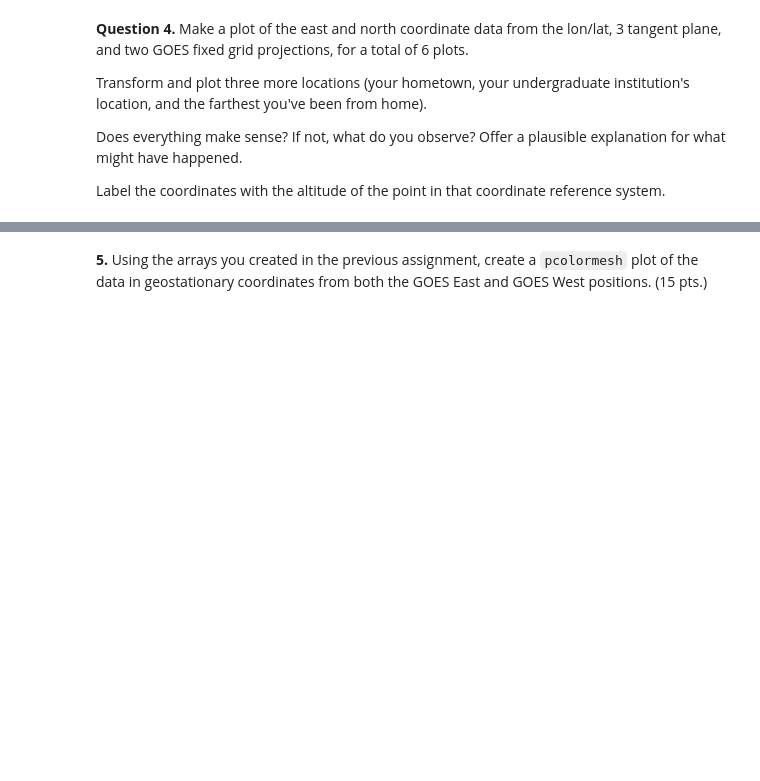
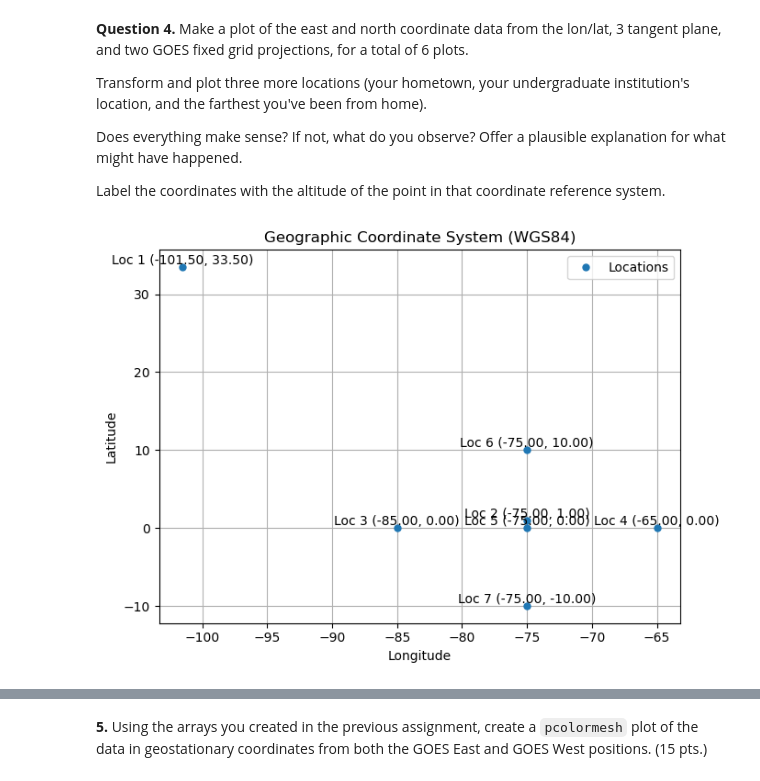
Before and after one commit to temidayo-coder/data-fields, a Jupyter notebook: Homework 2.ipynb, the cells around one changed output, grey strips where cells are left out. Cells and saved outputs as stored; diff of their text form; code cells hidden in the pictures; blank space fills up the shorter version.

```diff
--- a/Homework 2.ipynb
+++ b/Homework 2.ipynb
@@ -353,3 +500,36 @@ Transform and plot three more locations (your hometown, your undergraduate insti
 Does everything make sense? If not, what do you observe? Offer a plausible explanation for what might have happened.
 
 Label the coordinates with the altitude of the point in that coordinate reference system.
+# %%
+import numpy as np
+import matplotlib.pyplot as plt
+
+# Define the dataset as provided by Dr. Eric
+lat = np.array([33.5, 1.0, 0.0, 0.0, 0.0, 10.0, -10.0])
+lon = np.array([-101.5, -75.0, -85.0, -65.0, -75.0, -75.0, -75.0])
+
+# Create a figure with subplots
+n_rows, n_cols = 1, 1
+fig, axes = plt.subplots(n_rows, n_cols, figsize=(7, 5))
+
+# Plot east (longitude) vs. north (latitude) using the Geographic Coordinate System
+axes.plot(lon, lat, marker='o', markersize=5, label='Locations', linestyle='none')
+
+# Set axis labels and title
+axes.set_xlabel('Longitude')
+axes.set_ylabel('Latitude')
+axes.set_title('Geographic Coordinate System (WGS84)')
+
+# Add labels for the locations above the points
+for i in range(len(lat)):
+    axes.text(lon[i], lat[i], f'Loc {i+1} ({lon[i]:.2f}, {lat[i]:.2f})', ha='center', va='bottom')
+
+# Add a legend
+axes.legend()
+
+# Show the plot
+plt.grid()
+plt.tight_layout()
+plt.show()
+# %% [output]
+[figure, added]
```
Also changed, not shown: parts of 33 cells of this notebook.
